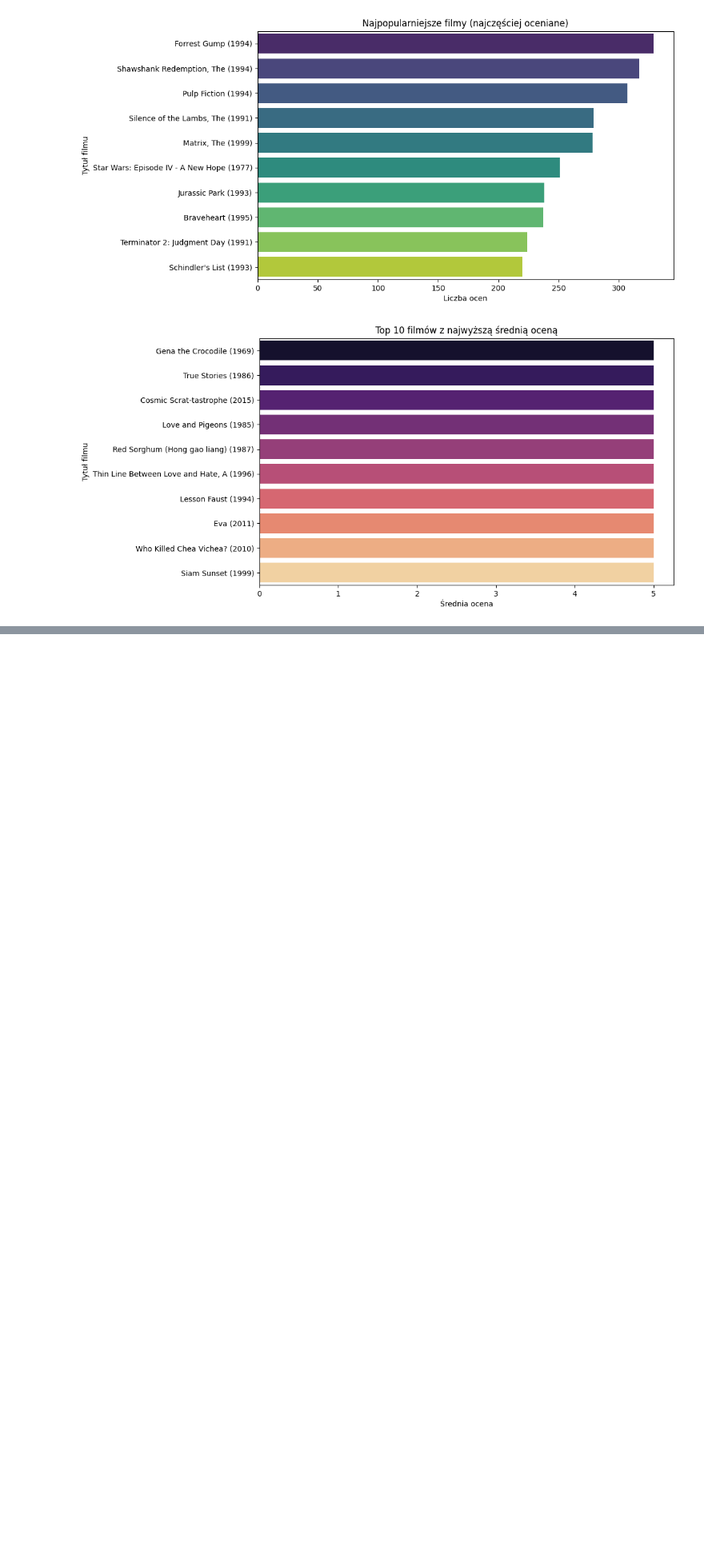
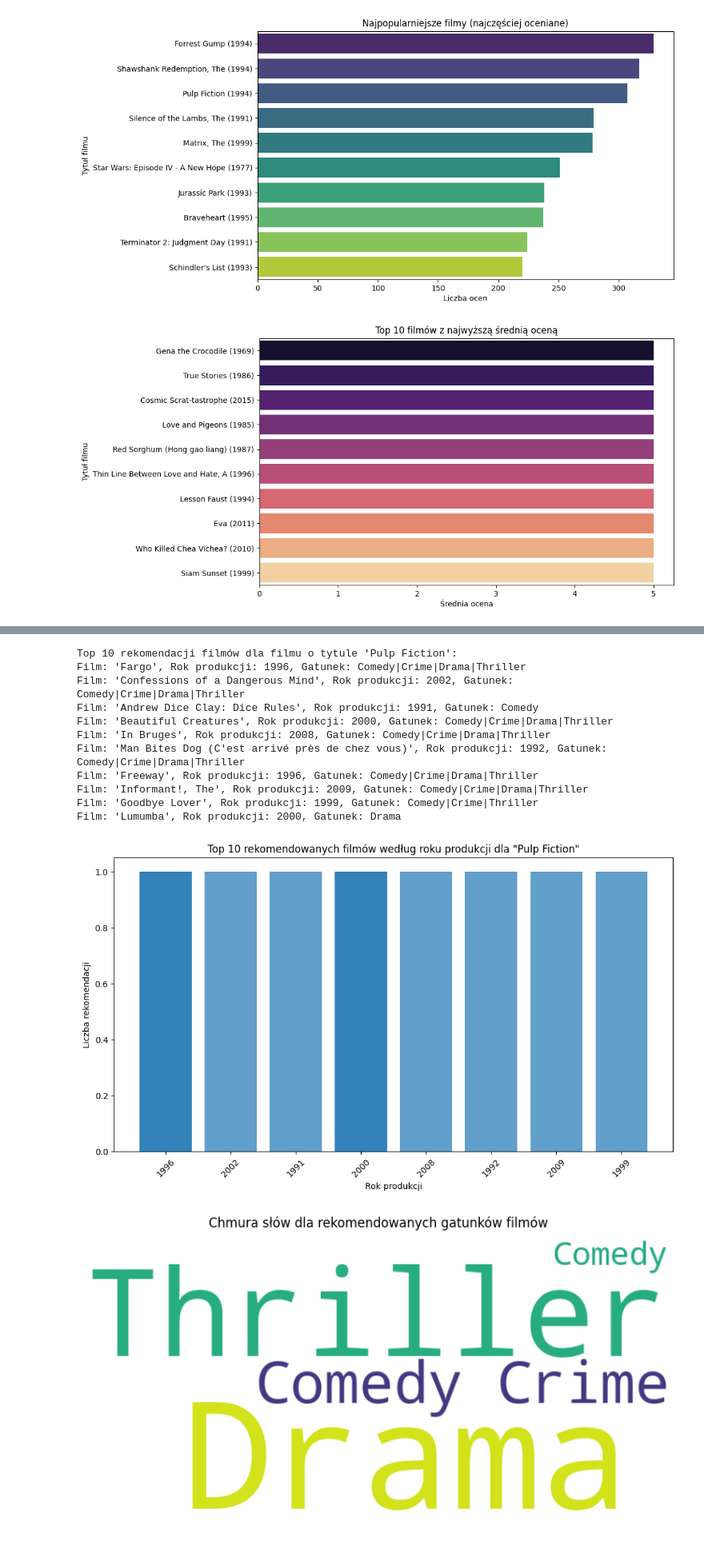
Before and after one commit to g00gas/ml-studia, a Jupyter notebook: main.ipynb, the cells around one changed output, grey strips where cells are left out. Shown at 80% size. Cells and saved outputs as stored; diff of their text form; code cells hidden in the pictures; blank space fills up the shorter version.

```diff
--- a/main.ipynb
+++ b/main.ipynb
@@ -232,7 +248,7 @@ def content_based_recommendation_system(movie_title_to_find_recommendations_for,
     print(f"Top {top_recommendations} rekomendacji filmów dla filmu o tytule '{movie_title_to_find_recommendations_for}':")
     for idx, movie in recommended_movies.iterrows():
         print(f"Film: '{movie['title']}', Rok produkcji: {movie['year']}, Gatunek: {movie['genres']}")
-
+    return recommended_movies
 # Przykładowe użycie:
 movie_title = "Pulp Fiction"
 content_based_recommendation_system(movie_title)
@@ -250,0 +278,58 @@ Film: 'Lumumba', Rok produkcji: 2000, Gatunek: Drama
+# %%
+tytul_filmu = "Pulp Fiction"
+rekomendowane_filmy = content_based_recommendation_system(tytul_filmu)
+
+plt.figure(figsize=(10, 6))
+plt.bar(rekomendowane_filmy['year'], 1, align='center', alpha=0.7)
+plt.xlabel('Rok produkcji')
+plt.ylabel('Liczba rekomendacji')
+plt.title(f'Top {len(rekomendowane_filmy)} rekomendowanych filmów według roku produkcji dla "{tytul_filmu}"')
+plt.xticks(rotation=45)
+plt.tight_layout()
+plt.show()
+
+tekst_gatunkow = ' '.join(rekomendowane_filmy['genres'].fillna(''))
+chmura_slow = WordCloud(width=800, height=400, background_color='white').generate(tekst_gatunkow)
+plt.figure(figsize=(10, 6))
+plt.imshow(chmura_slow, interpolation='bilinear')
+plt.axis('off')
+plt.title('Chmura słów dla rekomendowanych gatunków filmów')
+plt.show()
+
+tfidf_vectorizer = TfidfVectorizer(stop_words='english', use_idf=True)
+tfidf_matrix_titles = tfidf_vectorizer.fit_transform(movies_data['title'])
+tfidf_matrix_genres = tfidf_vectorizer.fit_transform(movies_data['genres'].fillna(''))
+
+podobienstwa_kosinusowe_tytuly = linear_kernel(tfidf_matrix_titles[rekomendowane_filmy.index], tfidf_matrix_titles[rekomendowane_filmy.index])
+
+plt.figure(figsize=(10, 8))
+plt.imshow(podobienstwa_kosinusowe_tytuly, cmap='viridis', interpolation='nearest')
+plt.colorbar()
+plt.title('Podobieństwa kosinusowe - Tytuły rekomendowanych filmów')
+plt.xlabel('Indeks filmu')
+plt.ylabel('Indeks filmu')
+plt.show()
+
+podobienstwa_kosinusowe_gatunki = linear_kernel(tfidf_matrix_genres[rekomendowane_filmy.index], tfidf_matrix_genres[rekomendowane_filmy.index])
+
+plt.figure(figsize=(10, 8))
+plt.imshow(podobienstwa_kosinusowe_gatunki, cmap='viridis', interpolation='nearest')
+plt.colorbar()
+plt.title('Podobieństwa kosinusowe - Gatunki rekomendowanych filmów')
+plt.xlabel('Indeks filmu')
+plt.ylabel('Indeks filmu')
+plt.show()
+# %% [output]
+Top 10 rekomendacji filmów dla filmu o tytule 'Pulp Fiction':
+Film: 'Fargo', Rok produkcji: 1996, Gatunek: Comedy|Crime|Drama|Thriller
+Film: 'Confessions of a Dangerous Mind', Rok produkcji: 2002, Gatunek: Comedy|Crime|Drama|Thriller
+Film: 'Andrew Dice Clay: Dice Rules', Rok produkcji: 1991, Gatunek: Comedy
+Film: 'Beautiful Creatures', Rok produkcji: 2000, Gatunek: Comedy|Crime|Drama|Thriller
+Film: 'In Bruges', Rok produkcji: 2008, Gatunek: Comedy|Crime|Drama|Thriller
+Film: 'Man Bites Dog (C'est arrivé près de chez vous)', Rok produkcji: 1992, Gatunek: Comedy|Crime|Drama|Thriller
+Film: 'Freeway', Rok produkcji: 1996, Gatunek: Comedy|Crime|Drama|Thriller
+Film: 'Informant!, The', Rok produkcji: 2009, Gatunek: Comedy|Crime|Drama|Thriller
+Film: 'Goodbye Lover', Rok produkcji: 1999, Gatunek: Comedy|Crime|Thriller
+Film: 'Lumumba', Rok produkcji: 2000, Gatunek: Drama
+[figure, added]
+[figure, added]
```
Also changed, not shown: parts of 6 cells of this notebook, 1 other file.
